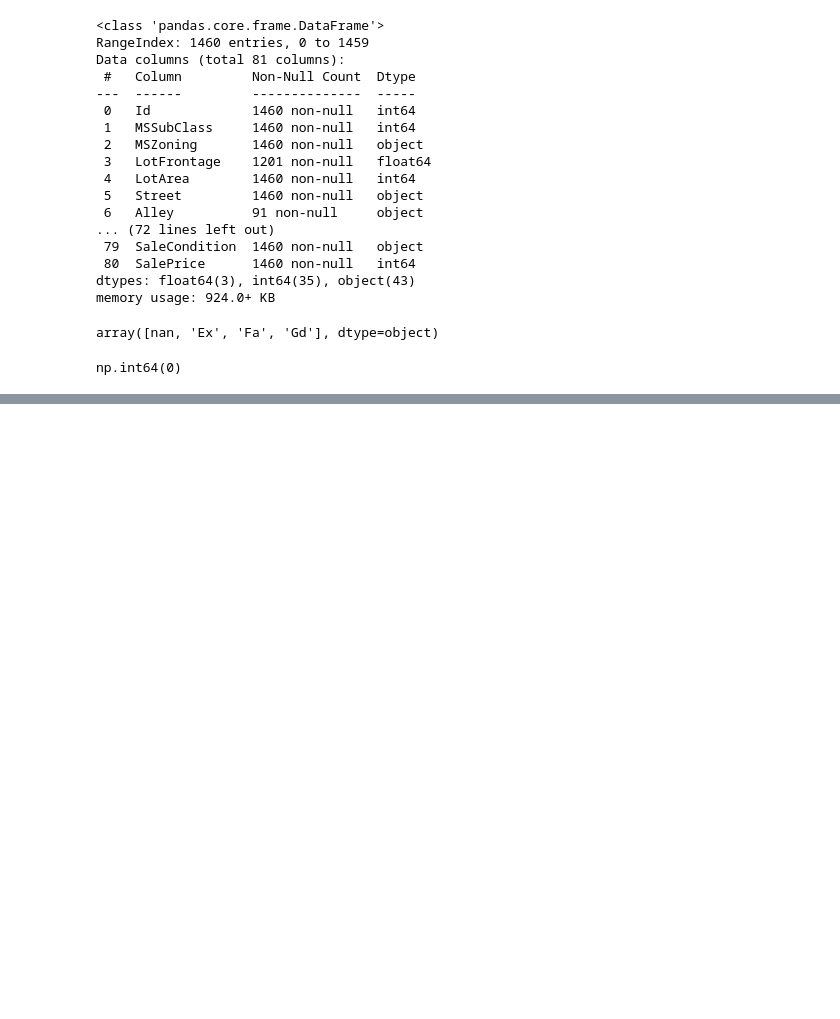
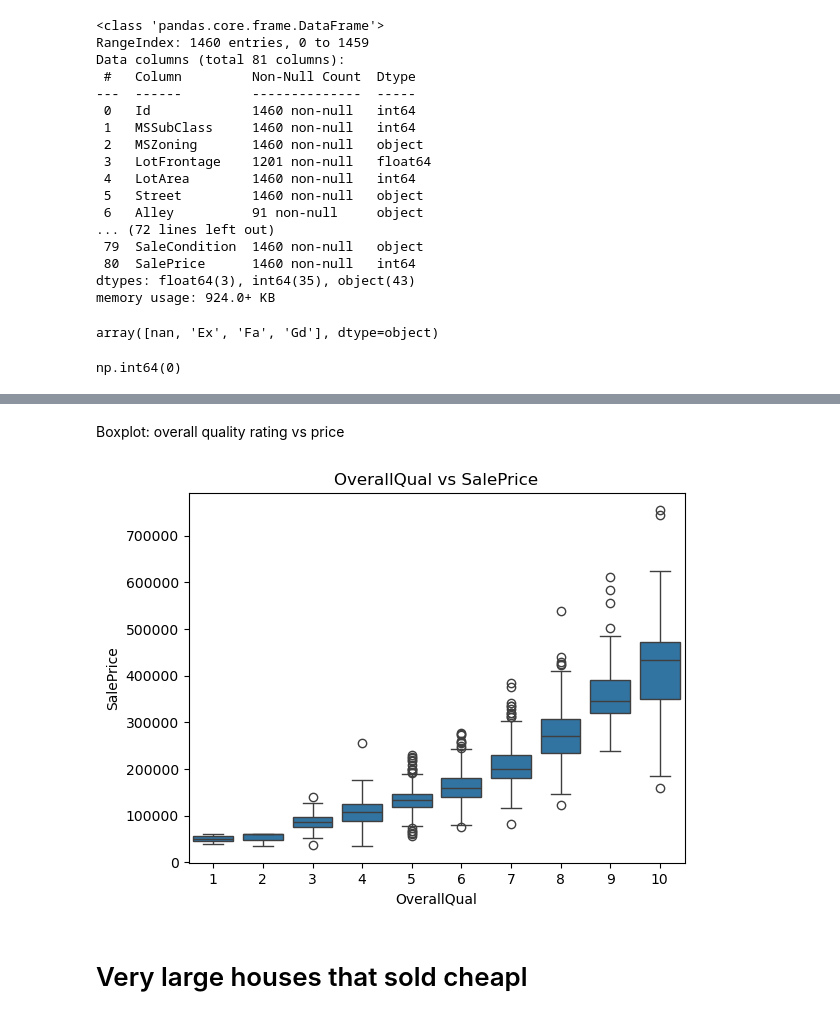
Before and after one commit to VidushiGoel-1/house-price-eda-project, a Jupyter notebook: eda_project.ipynb, the cells around one changed output, grey strips where cells are left out. Saved outputs shown, nothing was run; the diff lists cells and outputs as text; code cells hidden in the pictures; blank space fills up the shorter version.

```diff
--- a/eda_project.ipynb
+++ b/eda_project.ipynb
@@ -135,0 +215,10 @@ np.int64(0)
+# %% [markdown]
+ Boxplot: overall quality rating vs price
+# %%
+sns.boxplot(x=df['OverallQual'], y=df['SalePrice'])
+plt.title('OverallQual vs SalePrice')
+plt.show()
+# %% [output]
+[figure, added]
+# %% [markdown]
+# Very large houses that sold cheapl
```
Also changed, not shown: parts of 26 cells of this notebook, 1 other file.
